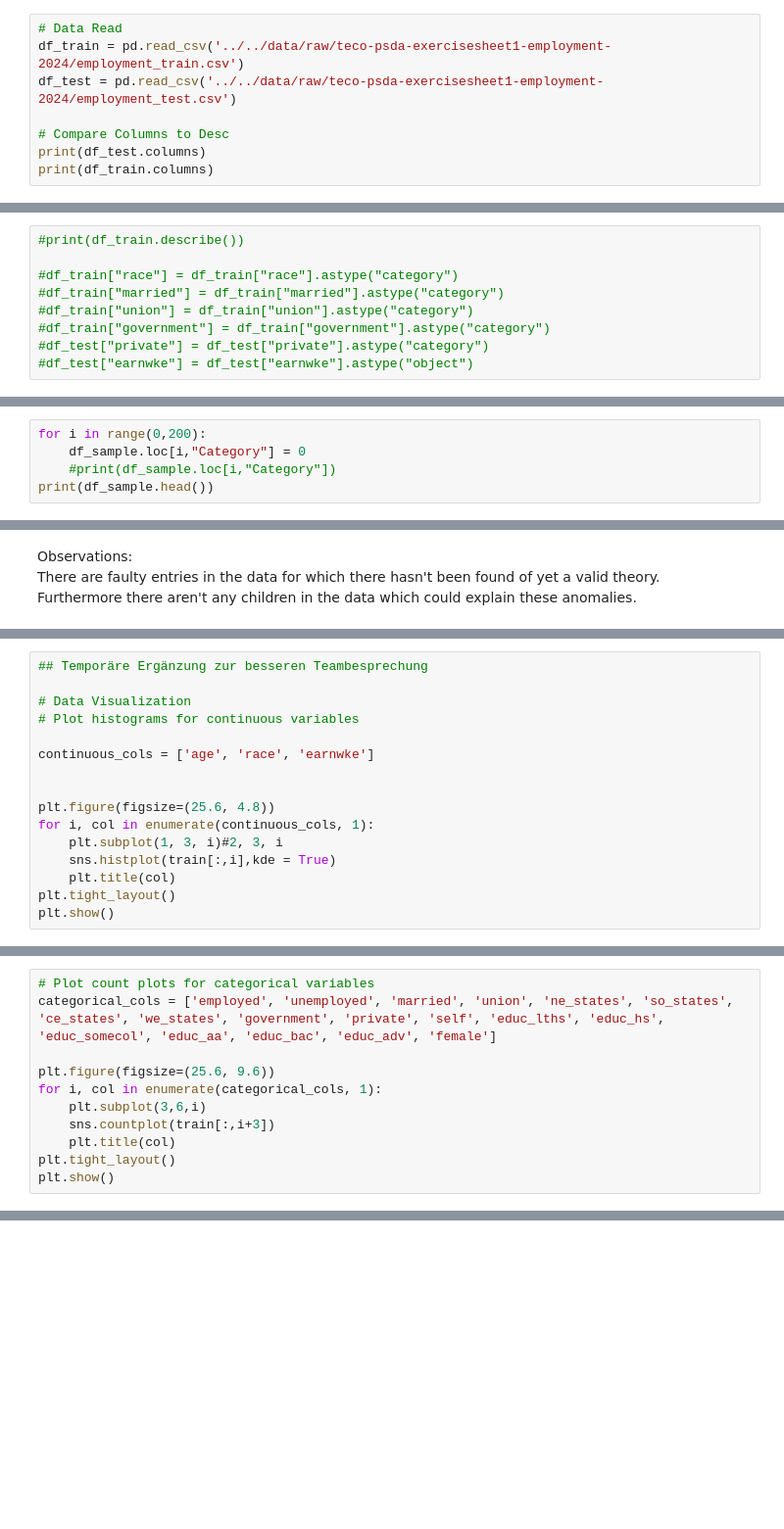
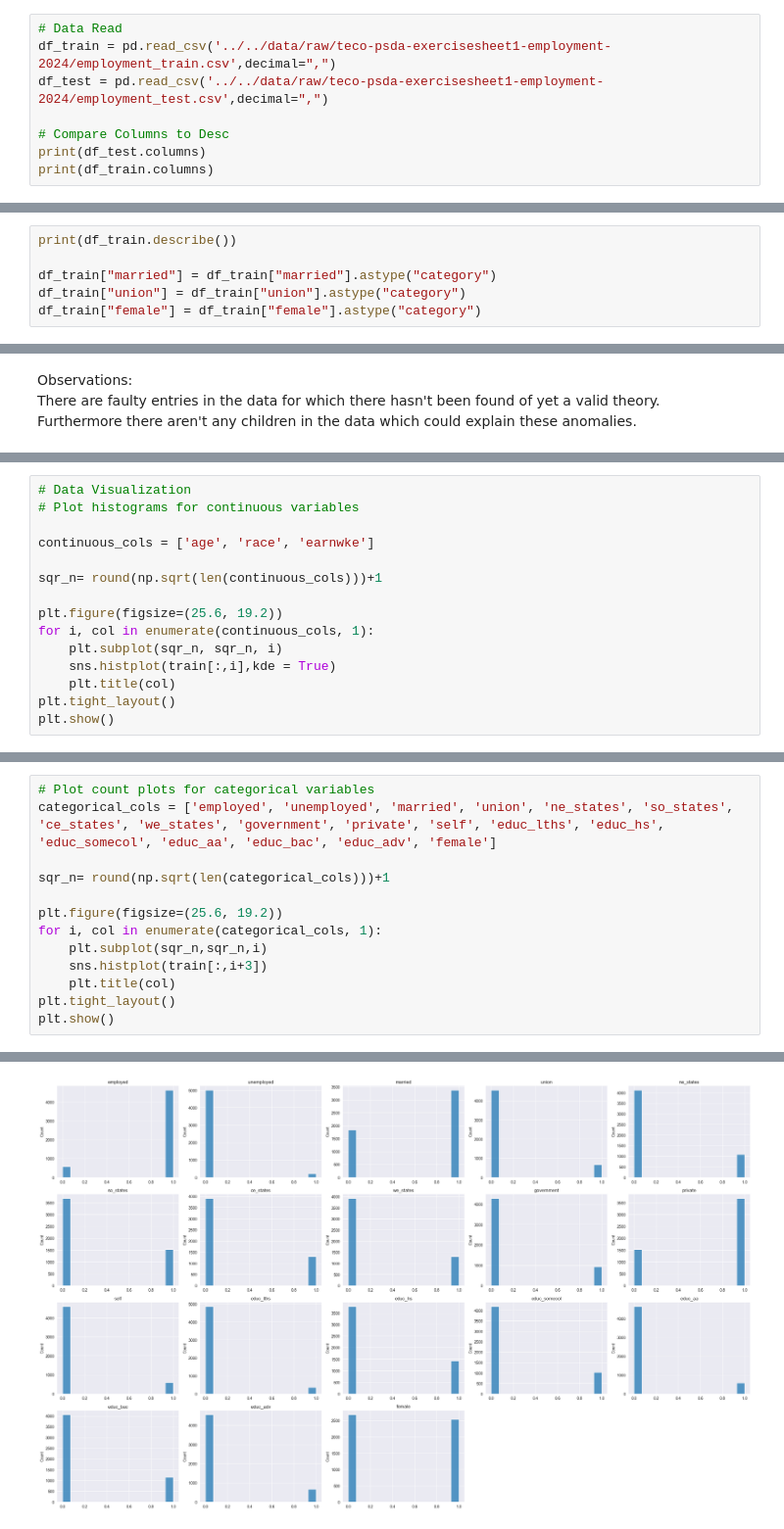
Before and after one commit to nina-prog/prac-smart-data-analytics, a Jupyter notebook: notebooks/exercise-01/240428_Christoph_employment.ipynb, the cells around one changed output, grey strips where cells are left out. Shown: that part at 98% size. Saved outputs shown, nothing was run; the diff lists cells and outputs as text; blank space fills up the shorter version.

```diff
--- a/notebooks/exercise-01/240428_Christoph_employment.ipynb
+++ b/notebooks/exercise-01/240428_Christoph_employment.ipynb
@@ -30,7 +69,7 @@ DROPPED_FAULTY_ENTRIES = True
 # %%
 # Data Read
-df_train = pd.read_csv('../../data/raw/teco-psda-exercisesheet1-employment-2024/employment_train.csv')
-df_test = pd.read_csv('../../data/raw/teco-psda-exercisesheet1-employment-2024/employment_test.csv')
+df_train = pd.read_csv('../../data/raw/teco-psda-exercisesheet1-employment-2024/employment_train.csv',decimal=",")
+df_test = pd.read_csv('../../data/raw/teco-psda-exercisesheet1-employment-2024/employment_test.csv',decimal=",")
 
 # Compare Columns to Desc
 print(df_test.columns)
@@ -47,11 +86,8 @@ Index(['Unnamed: 0', 'age', 'race', 'earnwke', 'employed', 'unemployed',
        'educ_aa', 'educ_bac', 'educ_adv', 'female'],
       dtype='object')
 # %%
-#print(df_train.describe())
+print(df_train.describe())
 
-#df_train["race"] = df_train["race"].astype("category")
-#df_train["married"] = df_train["married"].astype("category")
-#df_train["union"] = df_train["union"].astype("category")
-#df_train["government"] = df_train["government"].astype("category")
-#df_test["private"] = df_test["private"].astype("category")
-#df_test["earnwke"] = df_test["earnwke"].astype("object")
+df_train["married"] = df_train["married"].astype("category")
+df_train["union"] = df_train["union"].astype("category")
+df_train["female"] = df_train["female"].astype("category")
@@ -85,5 +111,0 @@ Name: Category, Length: 200, dtype: int64
-# %%
-for i in range(0,200):
-    df_sample.loc[i,"Category"] = 0
-    #print(df_sample.loc[i,"Category"])
-print(df_sample.head())
@@ -240,15 +235,14 @@ print(type(train_data))
 # %%
-## Temporäre Ergänzung zur besseren Teambesprechung
-
 # Data Visualization
 # Plot histograms for continuous variables
 
 continuous_cols = ['age', 'race', 'earnwke']
 
+sqr_n= round(np.sqrt(len(continuous_cols)))+1
 
-plt.figure(figsize=(25.6, 4.8))
+plt.figure(figsize=(25.6, 19.2))
 for i, col in enumerate(continuous_cols, 1):
-    plt.subplot(1, 3, i)#2, 3, i
+    plt.subplot(sqr_n, sqr_n, i)
     sns.histplot(train[:,i],kde = True)
     plt.title(col)
 plt.tight_layout()
@@ -259,10 +251,12 @@ plt.show()
 # Plot count plots for categorical variables
 categorical_cols = ['employed', 'unemployed', 'married', 'union', 'ne_states', 'so_states', 'ce_states', 'we_states', 'government', 'private', 'self', 'educ_lths', 'educ_hs', 'educ_somecol', 'educ_aa', 'educ_bac', 'educ_adv', 'female']
 
-plt.figure(figsize=(25.6, 9.6))
+sqr_n= round(np.sqrt(len(categorical_cols)))+1
+
+plt.figure(figsize=(25.6, 19.2))
 for i, col in enumerate(categorical_cols, 1):
-    plt.subplot(3,6,i)
-    sns.countplot(train[:,i+3])
+    plt.subplot(sqr_n,sqr_n,i)
+    sns.histplot(train[:,i+3])
     plt.title(col)
 plt.tight_layout()
 plt.show()
@@ -270,0 +264 @@ KeyboardInterrupt:
+[figure, added]
```
Also changed, not shown: parts of 61 cells of this notebook, 2 other files.
